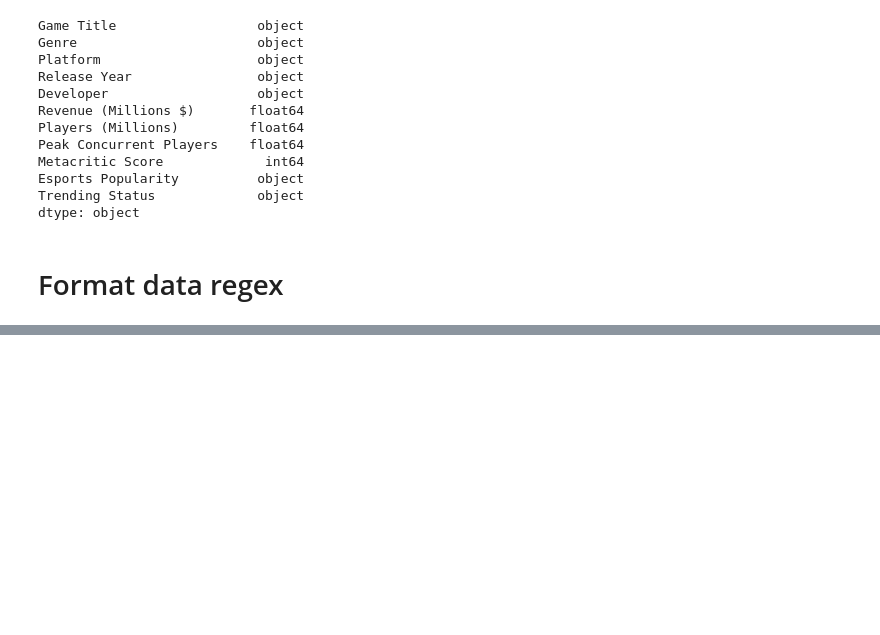
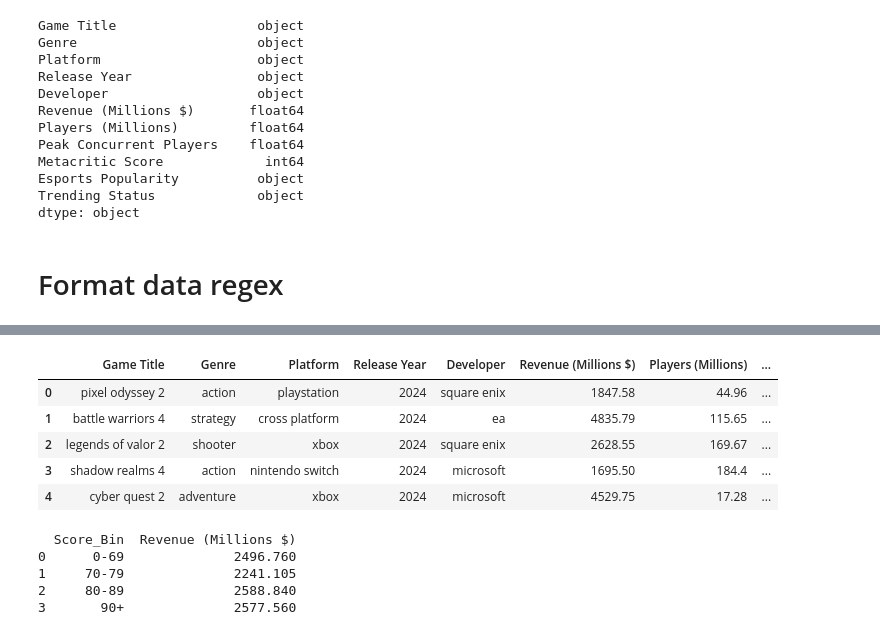
Before and after one commit to tomapasta/first_project, a Jupyter notebook: notebooks/data_clean_rui.ipynb, the cells around one changed output, grey strips where cells are left out. Drawn from its saved outputs; the diff is of its cells as text; code cells hidden in the pictures; blank space fills up the shorter version.

```diff
--- a/notebooks/data_clean_rui.ipynb
+++ b/notebooks/data_clean_rui.ipynb
@@ -75,0 +143,19 @@ df.head()
+# %%
+df.head()
+# %% [output]
+|  | Game Title | Genre | Platform | Release Year | Developer | Revenue (Millions $) | Players (Millions) | ... |
+| 0 | pixel odyssey 2 | action | playstation | 2024 | square enix | 1847.58 | 44.96 | ... |
+| 1 | battle warriors 4 | strategy | cross platform | 2024 | ea | 4835.79 | 115.65 | ... |
+| 2 | legends of valor 2 | shooter | xbox | 2024 | square enix | 2628.55 | 169.67 | ... |
+| 3 | shadow realms 4 | action | nintendo switch | 2024 | microsoft | 1695.50 | 184.4 | ... |
+| 4 | cyber quest 2 | adventure | xbox | 2024 | microsoft | 4529.75 | 17.28 | ... |
+# %%
+median_revenue_by_bin = df.groupby('Score_Bin')['Revenue (Millions $)'].median().reset_index()
+
+print(median_revenue_by_bin)
+# %% [output]
+  Score_Bin  Revenue (Millions $)
+0      0-69              2496.760
+1     70-79              2241.105
+2     80-89              2588.840
+3       90+              2577.560
```
Also changed, not shown: parts of 19 cells of this notebook, 1 other file.
